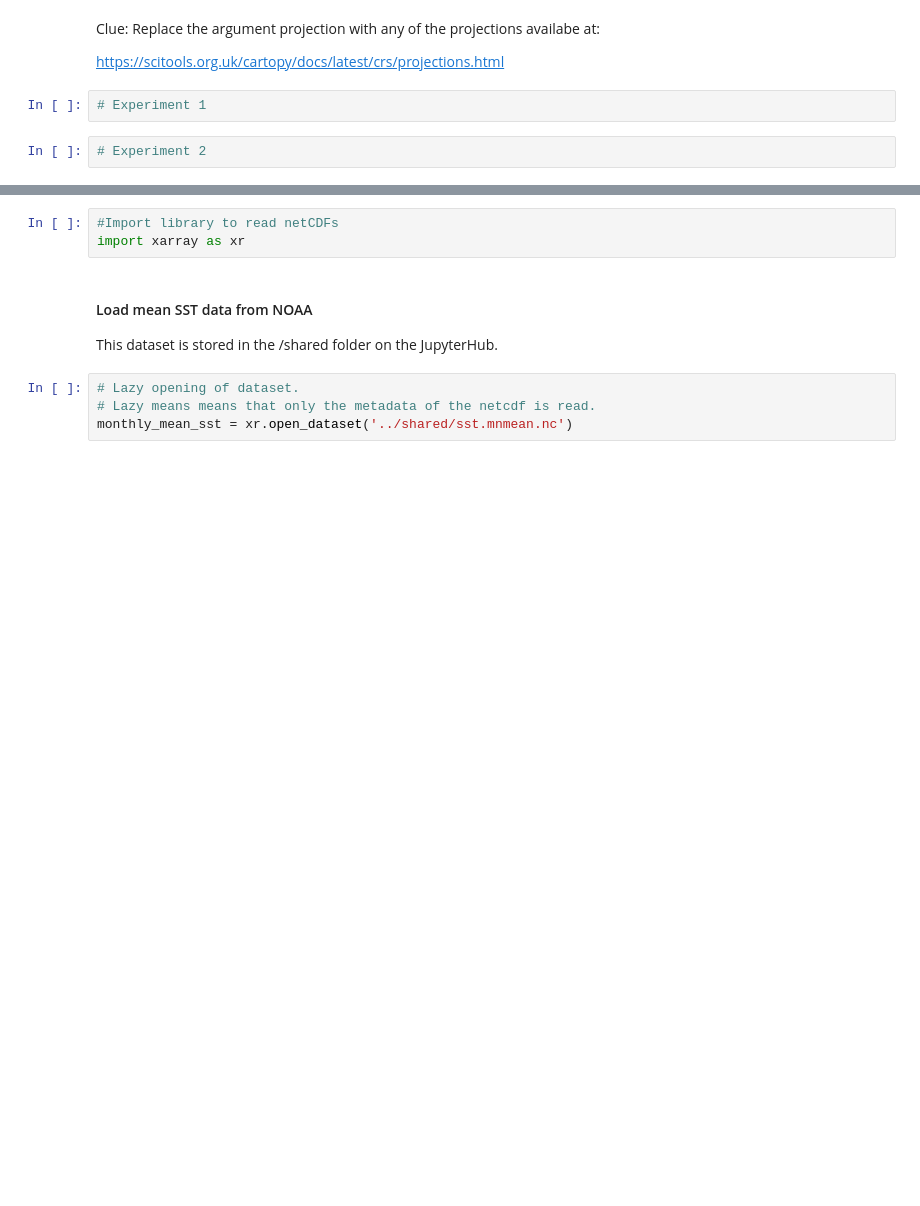
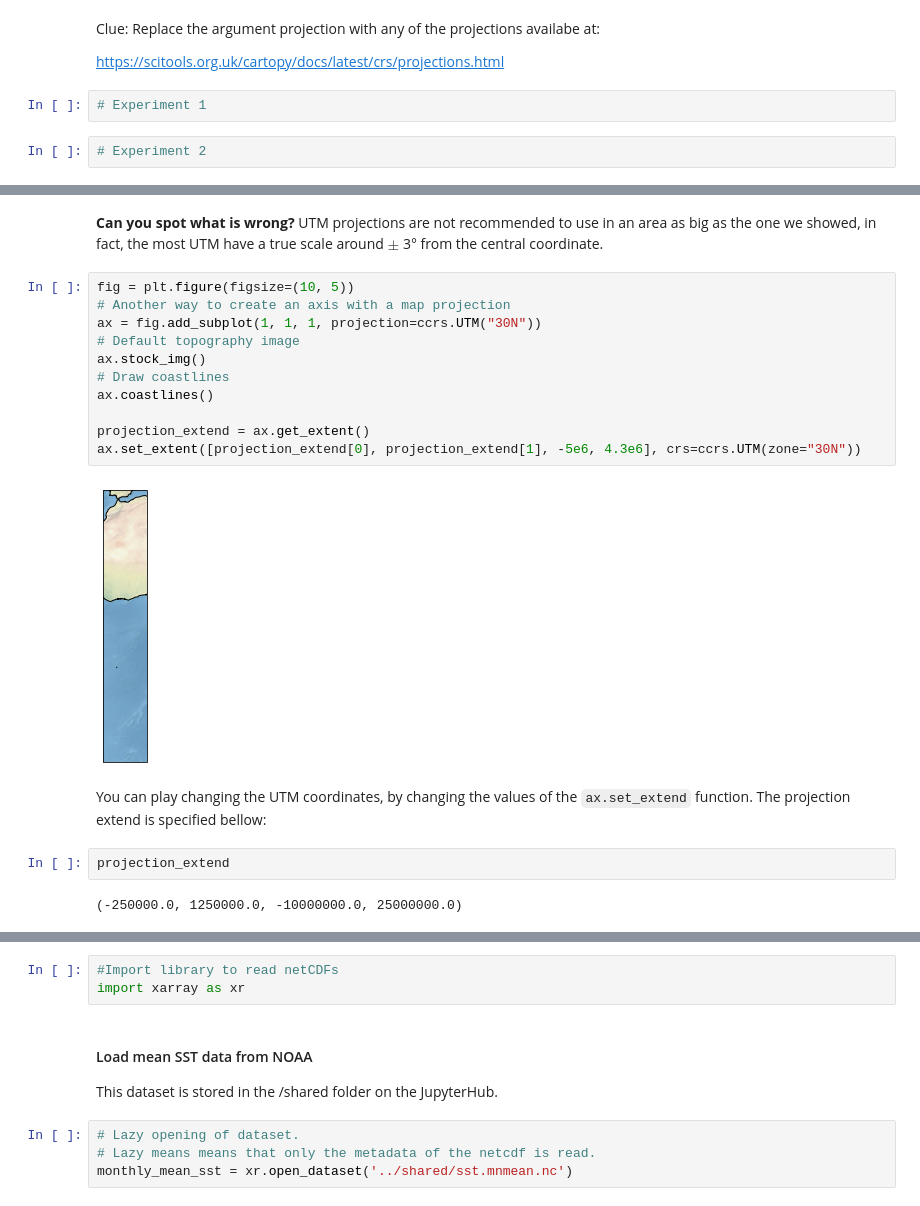
Before and after one commit to paigem/coessing-2021-hub, a Jupyter notebook: cartopy_tutorial.ipynb, the cells around one changed output, grey strips where cells are left out. Saved outputs shown, nothing was run; the diff lists cells and outputs as text; blank space fills up the shorter version.

```diff
--- a/cartopy_tutorial.ipynb
+++ b/cartopy_tutorial.ipynb
@@ -69,0 +120,21 @@ https://scitools.org.uk/cartopy/docs/latest/crs/projections.html
+# %% [markdown]
+**Can you spot what is wrong?** UTM projections are not recommended to use in an area as big as the one we showed, in fact, the most UTM have a true scale around $\pm$ 3° from the central coordinate.
+# %%
+fig = plt.figure(figsize=(10, 5))
+# Another way to create an axis with a map projection
+ax = fig.add_subplot(1, 1, 1, projection=ccrs.UTM("30N"))
+# Default topography image
+ax.stock_img()
+# Draw coastlines
+ax.coastlines()
+
+projection_extend = ax.get_extent()
+ax.set_extent([projection_extend[0], projection_extend[1], -5e6, 4.3e6], crs=ccrs.UTM(zone="30N"))
+# %% [output]
+[figure, added]
+# %% [markdown]
+You can play changing the UTM coordinates, by changing the values of the `ax.set_extend` function. The projection extend is specified bellow:
+# %%
+projection_extend
+# %% [output]
+(-250000.0, 1250000.0, -10000000.0, 25000000.0)
```
Also changed, not shown: parts of 61 cells of this notebook.
